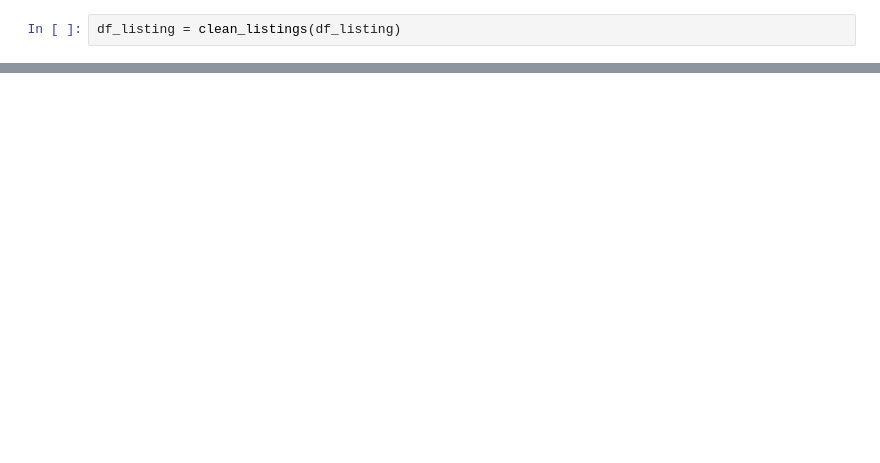
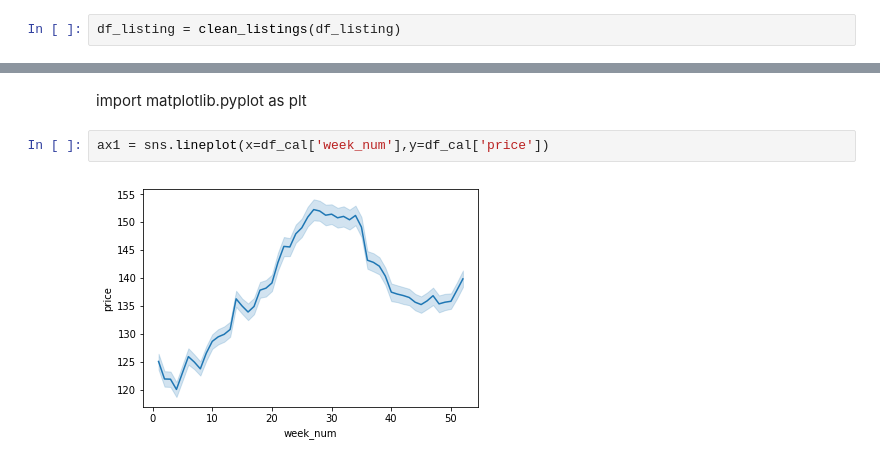
Before and after one commit to OceanSeventyTwo/DSND_Term2, a Jupyter notebook: project_files/AirBnB/Blog AirBnB.ipynb, the cells around one changed output, grey strips where cells are left out. Saved outputs shown, nothing was run; the diff lists cells and outputs as text; blank space fills up the shorter version.

```diff
--- a/project_files/AirBnB/Blog AirBnB.ipynb
+++ b/project_files/AirBnB/Blog AirBnB.ipynb
@@ -262,0 +273,6 @@ dv_hv = df_hv.pivot_table(values='variable', columns='host_sm_ver',index='id',ag
+# %% [markdown]
+import matplotlib.pyplot as plt
+# %%
+ax1 = sns.lineplot(x=df_cal['week_num'],y=df_cal['price'])
+# %% [output]
+[figure, added]
```
Also changed, not shown: parts of 33 cells of this notebook.
